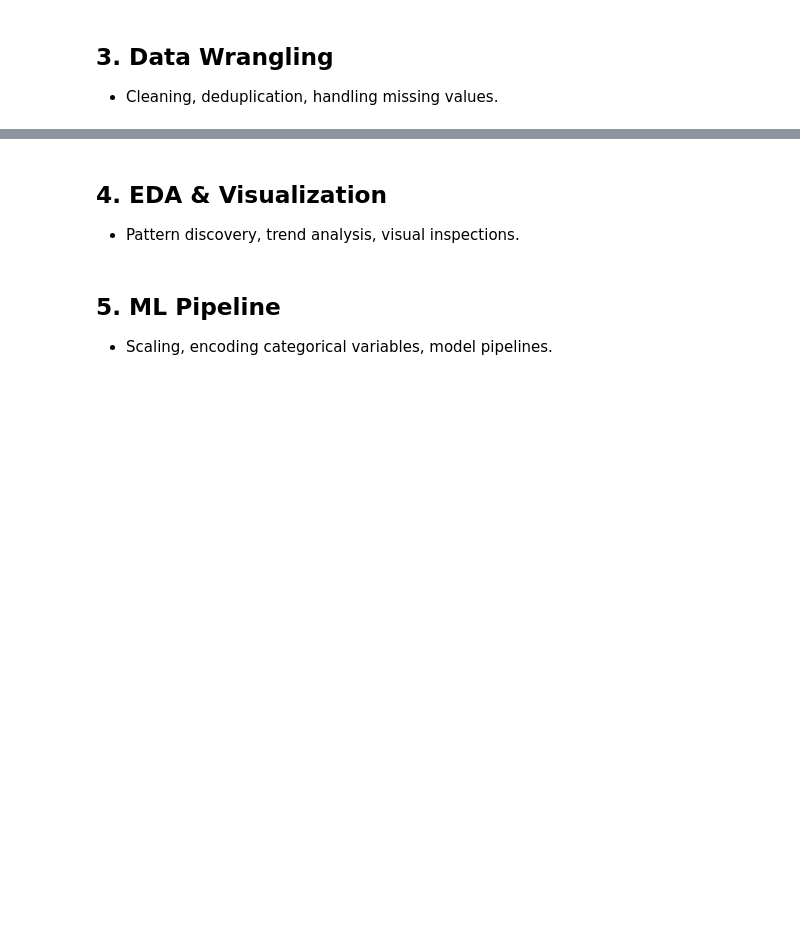
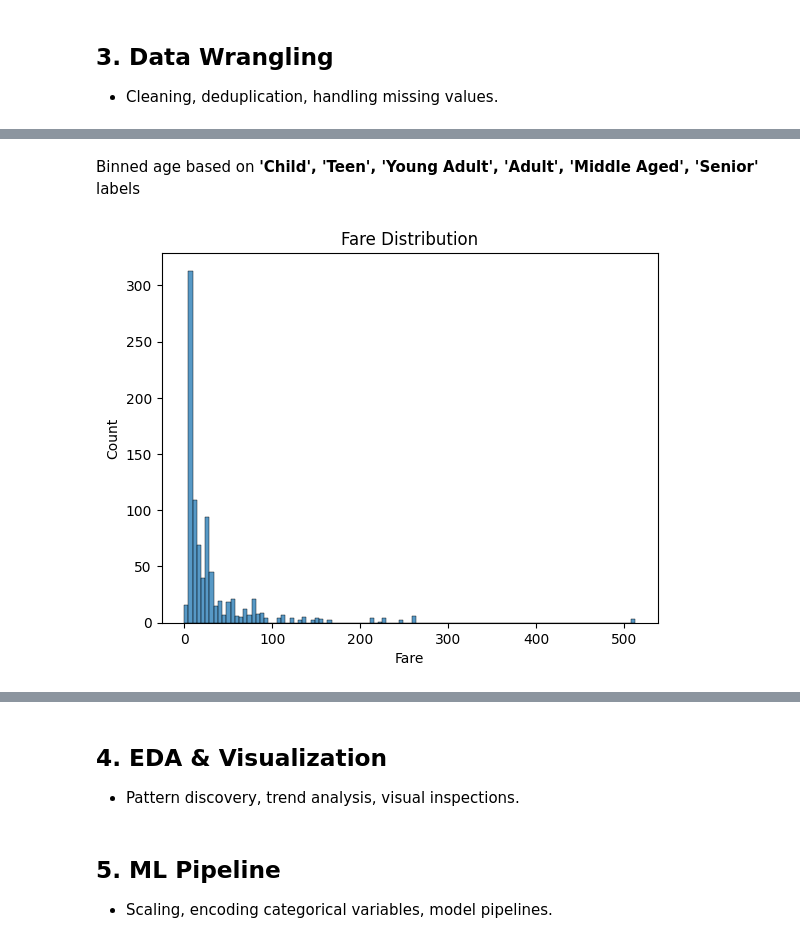
Before and after one commit to Omar-Seif/Titanic, a Jupyter notebook: Titanic.ipynb, the cells around one changed output, grey strips where cells are left out. Drawn from its saved outputs; the diff is of its cells as text; code cells hidden in the pictures; blank space fills up the shorter version.

```diff
--- a/Titanic.ipynb
+++ b/Titanic.ipynb
@@ -32,0 +171,3 @@ test_df = pd.read_csv('/kaggle/input/titanic/test.csv')
+# %%
+df = df.drop('Cabin', axis=1)
+df.head()
@@ -32,0 +184,6 @@ test_df = pd.read_csv('/kaggle/input/titanic/test.csv')
+# %%
+average_age = df['Age'].mean().round()
+
+df['Age'].replace(np.nan, average_age, inplace=True)
+
+df.isnull().sum()
@@ -32,0 +210,6 @@ test_df = pd.read_csv('/kaggle/input/titanic/test.csv')
+# %%
+frequent_embarked = df['Embarked'].value_counts().idxmax()
+
+df['Embarked'].replace(np.nan, frequent_embarked, inplace=True)
+
+df.isnull().sum()
@@ -32,0 +250,7 @@ test_df = pd.read_csv('/kaggle/input/titanic/test.csv')
+# %%
+age_bins = [min(df['Age']),12,19,29,44,59, max(df['Age'])]
+age_labels = ['Child', 'Teen', 'Young Adult', 'Adult', 'Middle Aged', 'Senior']
+
+df['Age_Group'] = pd.cut(df['Age'], bins=age_bins, labels=age_labels, right=True)
+
+df.head()
@@ -32,0 +265,8 @@ test_df = pd.read_csv('/kaggle/input/titanic/test.csv')
+# %% [markdown]
+Binned age based on **'Child', 'Teen', 'Young Adult', 'Adult', 'Middle Aged', 'Senior'** labels
+# %%
+sns.histplot(df, x='Fare')
+plt.title('Fare Distribution')
+plt.show()
+# %% [output]
+[figure, added]
```
Also changed, not shown: parts of 32 cells of this notebook, 1 other file.
